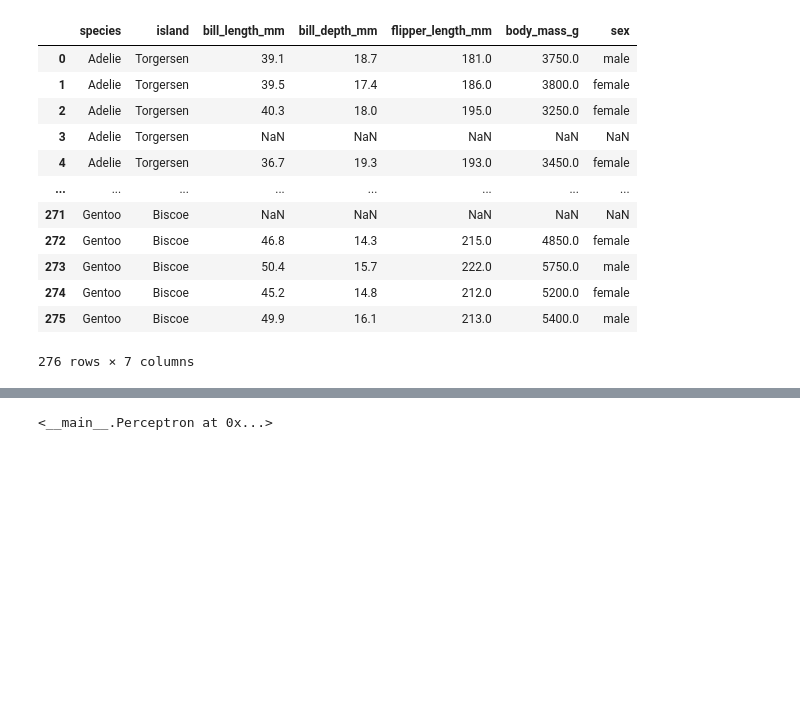
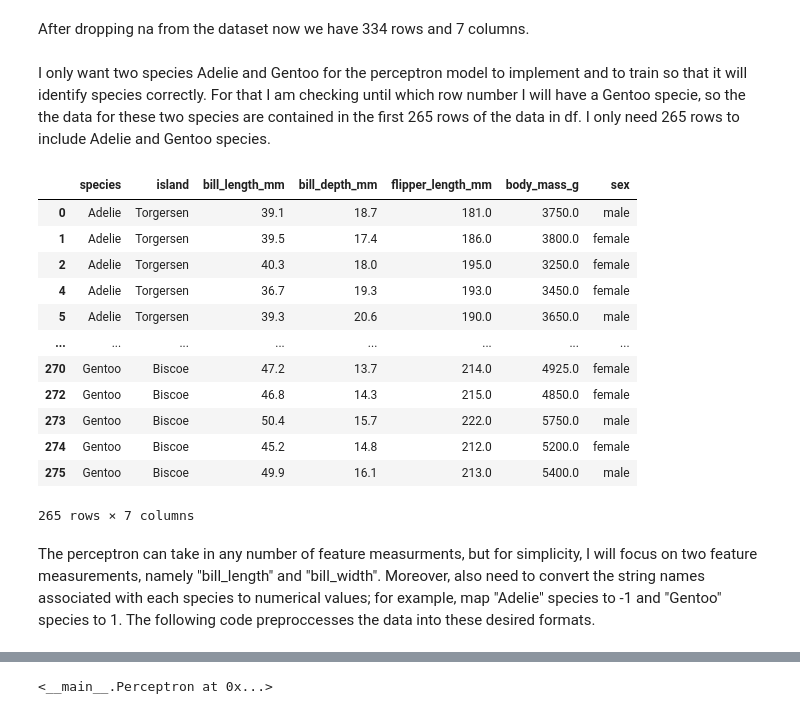
Before and after one commit to alinaali/Data_Science_and_Machine_Learning, a Jupyter notebook: Supervised Learning/Perceptron/Perceptron.ipynb, the cells around one changed output, grey strips where cells are left out. Saved outputs shown, nothing was run; the diff lists cells and outputs as text; code cells hidden in the pictures; blank space fills up the shorter version.

```diff
--- a/Supervised Learning/Perceptron/Perceptron.ipynb
+++ b/Supervised Learning/Perceptron/Perceptron.ipynb
@@ -14,0 +76,2 @@ df = pd.read_csv("penguins.csv")
+# %%
+df= df.dropna()
@@ -15,18 +94,24 @@ df = pd.read_csv("penguins.csv")
+# %% [markdown]
+After dropping na from the dataset now we have 334 rows and 7 columns.
+# %% [markdown]
+I only want two species Adelie and Gentoo for the perceptron model to implement and to train so that it will identify species correctly. For that I am checking until which row number I will have a Gentoo specie, so the the data for these two species are contained in the first 265 rows of the data in df. I only need 265 rows to include Adelie and Gentoo species.
 # %%
-df.iloc[:276]
+df.iloc[:265]
 # %% [output]
 |  | species | island | bill_length_mm | bill_depth_mm | flipper_length_mm | body_mass_g | sex |
 | 0 | Adelie | Torgersen | 39.1 | 18.7 | 181.0 | 3750.0 | male |
 | 1 | Adelie | Torgersen | 39.5 | 17.4 | 186.0 | 3800.0 | female |
 | 2 | Adelie | Torgersen | 40.3 | 18.0 | 195.0 | 3250.0 | female |
-| 3 | Adelie | Torgersen | NaN | NaN | NaN | NaN | NaN |
 | 4 | Adelie | Torgersen | 36.7 | 19.3 | 193.0 | 3450.0 | female |
+| 5 | Adelie | Torgersen | 39.3 | 20.6 | 190.0 | 3650.0 | male |
 | ... | ... | ... | ... | ... | ... | ... | ... |
-| 271 | Gentoo | Biscoe | NaN | NaN | NaN | NaN | NaN |
+| 270 | Gentoo | Biscoe | 47.2 | 13.7 | 214.0 | 4925.0 | female |
 | 272 | Gentoo | Biscoe | 46.8 | 14.3 | 215.0 | 4850.0 | female |
 | 273 | Gentoo | Biscoe | 50.4 | 15.7 | 222.0 | 5750.0 | male |
 | 274 | Gentoo | Biscoe | 45.2 | 14.8 | 212.0 | 5200.0 | female |
 | 275 | Gentoo | Biscoe | 49.9 | 16.1 | 213.0 | 5400.0 | male |
-276 rows × 7 columns
+265 rows × 7 columns
+# %% [markdown]
+The perceptron can take in any number of feature measurments, but for simplicity, I will focus on two feature measurements, namely "bill_length" and "bill_width". Moreover, also need to convert the string names associated with each species to numerical values; for example, map "Adelie" species to -1 and "Gentoo" species to 1. The following code preproccesses the data into these desired formats.
 # %%
 # Store the desired species values in the numpy array y
```
Also changed, not shown: parts of 24 cells of this notebook, 4 other files.
